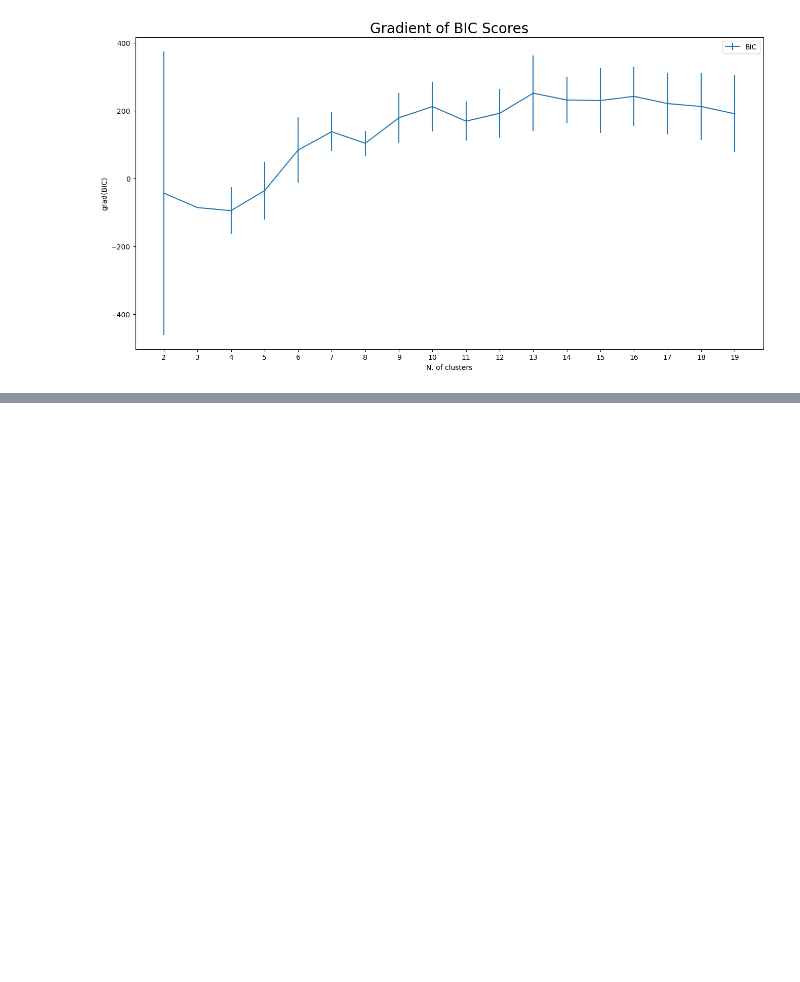
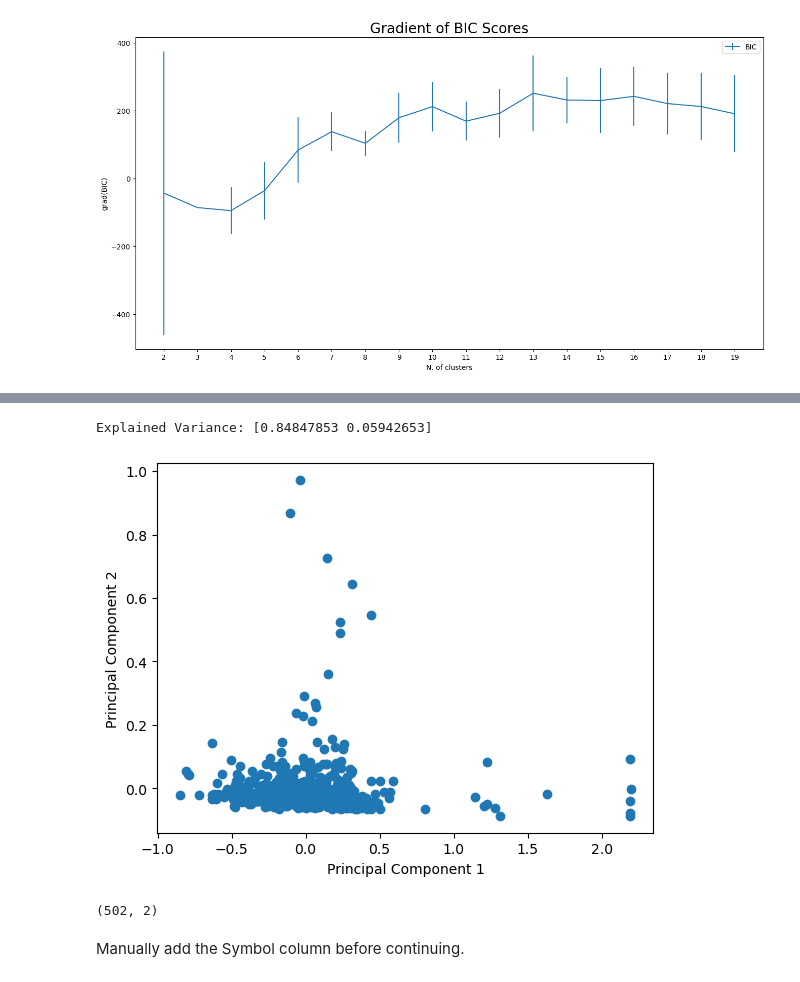
Before and after one commit to JonathanHuangg/Diversify, a Jupyter notebook: src/GMM/project_mid.ipynb, the cells around one changed output, grey strips where cells are left out. Drawn from its saved outputs; the diff is of its cells as text; code cells hidden in the pictures; blank space fills up the shorter version.

Commit message:
PCA and Visualization
PCA and Visualization results

```diff
--- a/src/GMM/project_mid.ipynb
+++ b/src/GMM/project_mid.ipynb
@@ -150,0 +168,16 @@ For probs.csv files, the Symbol (stock ticker) column needs to be added.
+# %%
+# PCA
+data_pca = pd.read_csv("probs_6_components.csv", header=0, index_col=0)
+n_components = 2
+pca = PCA(n_components=n_components)
+reduced_data = pca.fit_transform(data)
+# %%
+explained_variance = pca.explained_variance_ratio_
+print("Explained Variance:", explained_variance)
+plt.scatter(reduced_data[:, 0], reduced_data[:, 1])
+plt.xlabel("Principal Component 1")
+plt.ylabel("Principal Component 2")
+plt.show()
+# %% [output]
+Explained Variance: [0.84847853 0.05942653]
+[figure, added]
@@ -150,0 +187,5 @@ For probs.csv files, the Symbol (stock ticker) column needs to be added.
+# %%
+reduced_data = pd.read_csv('reduced_data.csv', header=0, index_col=0)
+print(reduced_data.shape)
+# %% [output]
+(502, 2)
@@ -150,0 +201,2 @@ For probs.csv files, the Symbol (stock ticker) column needs to be added.
+# %% [markdown]
+Manually add the Symbol column before continuing.
```
Also changed, not shown: parts of 10 cells of this notebook, 3 other files.
